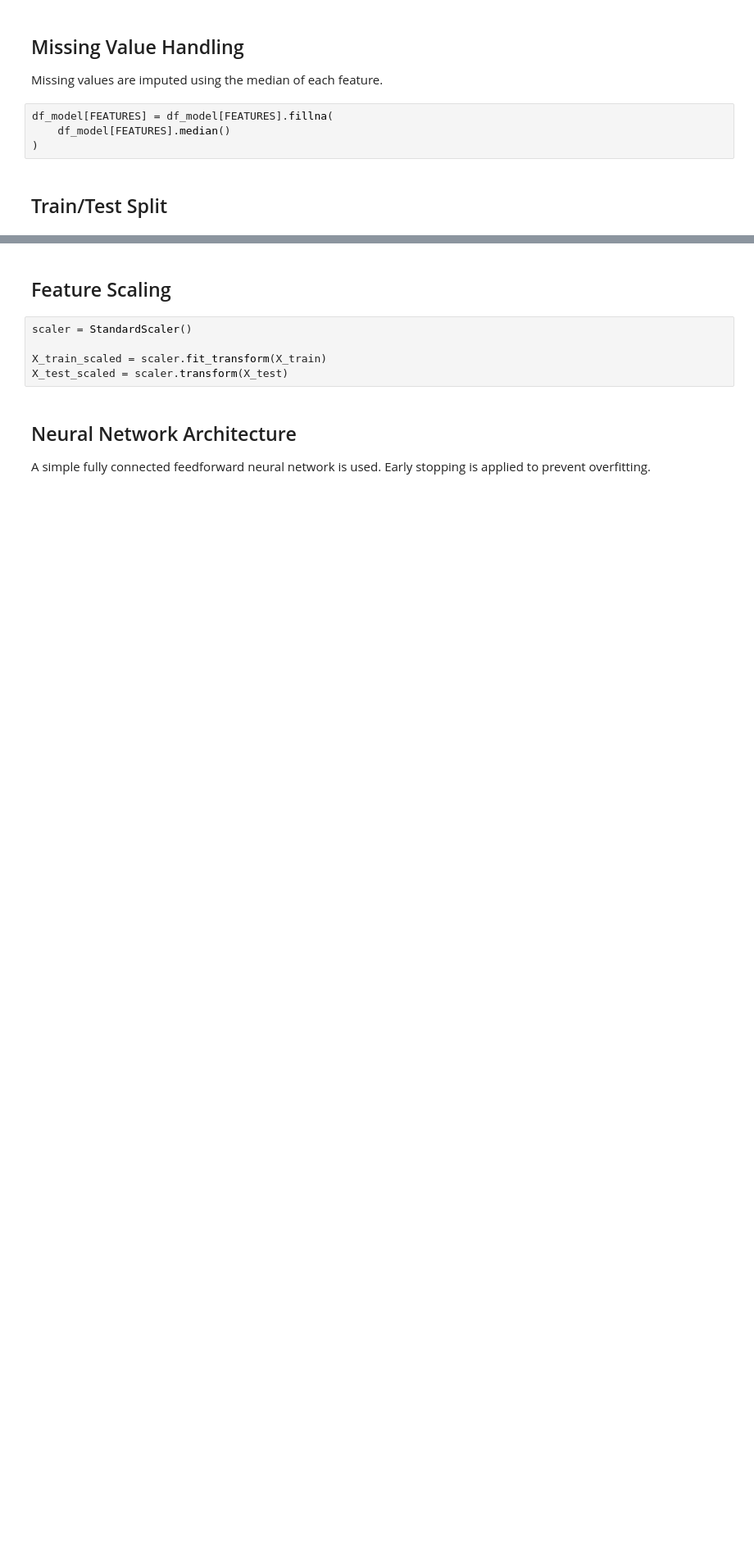
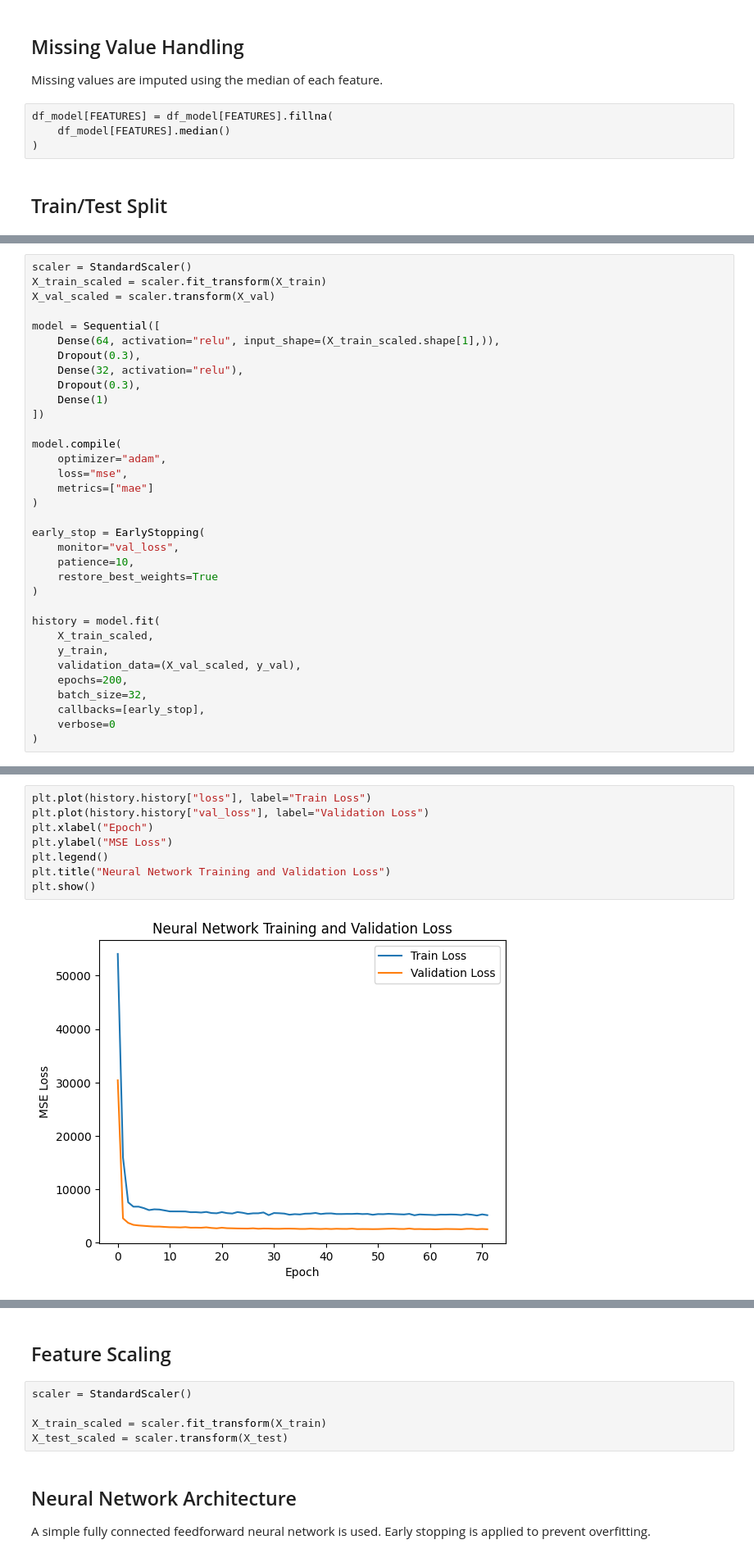
Before and after one commit to ChetnaLourembam/ML-DS, a Jupyter notebook: 3_Model/model_definition_evaluation.ipynb, the cells around one changed output, grey strips where cells are left out. Shown at 82% size. Saved outputs shown, nothing was run; the diff lists cells and outputs as text; blank space fills up the shorter version.

Commit message:
Update model evaluation

```diff
--- a/3_Model/model_definition_evaluation.ipynb
+++ b/3_Model/model_definition_evaluation.ipynb
@@ -77,0 +189,34 @@ X_train, X_test, y_train, y_test = train_test_split(
+# %%
+scaler = StandardScaler()
+X_train_scaled = scaler.fit_transform(X_train)
+X_val_scaled = scaler.transform(X_val)
+
+model = Sequential([
+    Dense(64, activation="relu", input_shape=(X_train_scaled.shape[1],)),
+    Dropout(0.3),
+    Dense(32, activation="relu"),
+    Dropout(0.3),
+    Dense(1)
+])
+
+model.compile(
+    optimizer="adam",
+    loss="mse",
+    metrics=["mae"]
+)
+
+early_stop = EarlyStopping(
+    monitor="val_loss",
+    patience=10,
+    restore_best_weights=True
+)
+
+history = model.fit(
+    X_train_scaled,
+    y_train,
+    validation_data=(X_val_scaled, y_val),
+    epochs=200,
+    batch_size=32,
+    callbacks=[early_stop],
+    verbose=0
+)
@@ -77,0 +225,10 @@ X_train, X_test, y_train, y_test = train_test_split(
+# %%
+plt.plot(history.history["loss"], label="Train Loss")
+plt.plot(history.history["val_loss"], label="Validation Loss")
+plt.xlabel("Epoch")
+plt.ylabel("MSE Loss")
+plt.legend()
+plt.title("Neural Network Training and Validation Loss")
+plt.show()
+# %% [output]
+[figure, added]
```
Also changed, not shown: parts of 13 cells of this notebook.
